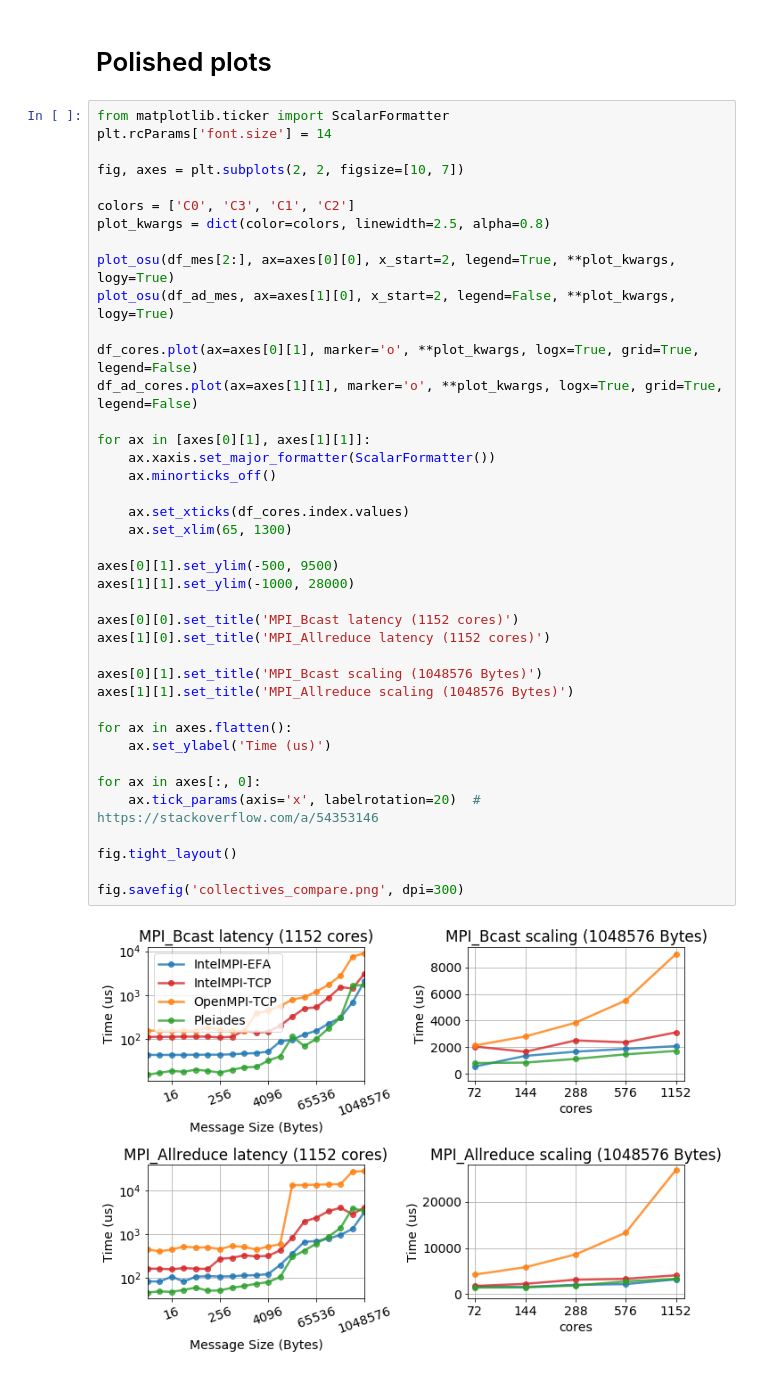
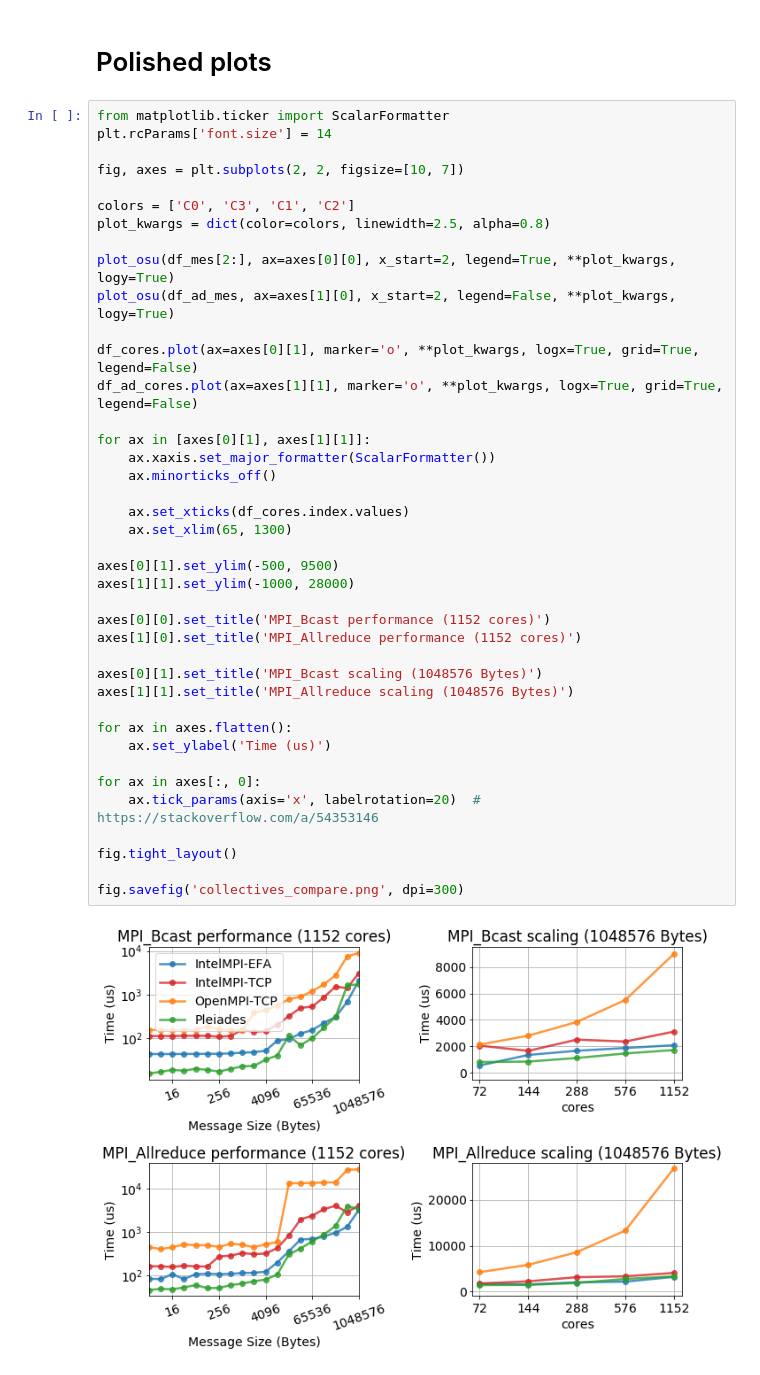
Before and after one commit to JiaweiZhuang/aws-mpi-benchmark, a Jupyter notebook: notebooks/collective_compare_pleiades.ipynb, the cells around one changed output. Cells and saved outputs as stored; diff of their text form.

```diff
--- a/notebooks/collective_compare_pleiades.ipynb
+++ b/notebooks/collective_compare_pleiades.ipynb
@@ -212,33 +212,33 @@ plot_kwargs = dict(color=colors, linewidth=2.5, alpha=0.8)
 plot_osu(df_mes[2:], ax=axes[0][0], x_start=2, legend=True, **plot_kwargs, logy=True)
 plot_osu(df_ad_mes, ax=axes[1][0], x_start=2, legend=False, **plot_kwargs, logy=True)
 
 df_cores.plot(ax=axes[0][1], marker='o', **plot_kwargs, logx=True, grid=True, legend=False)
 df_ad_cores.plot(ax=axes[1][1], marker='o', **plot_kwargs, logx=True, grid=True, legend=False)
 
 for ax in [axes[0][1], axes[1][1]]:
     ax.xaxis.set_major_formatter(ScalarFormatter())
     ax.minorticks_off()
 
     ax.set_xticks(df_cores.index.values)
     ax.set_xlim(65, 1300)
 
 axes[0][1].set_ylim(-500, 9500)
 axes[1][1].set_ylim(-1000, 28000)
 
-axes[0][0].set_title('MPI_Bcast latency (1152 cores)')
-axes[1][0].set_title('MPI_Allreduce latency (1152 cores)')
+axes[0][0].set_title('MPI_Bcast performance (1152 cores)')
+axes[1][0].set_title('MPI_Allreduce performance (1152 cores)')
 
 axes[0][1].set_title('MPI_Bcast scaling (1048576 Bytes)')
 axes[1][1].set_title('MPI_Allreduce scaling (1048576 Bytes)')
 
 for ax in axes.flatten():
     ax.set_ylabel('Time (us)')
 
 for ax in axes[:, 0]:
     ax.tick_params(axis='x', labelrotation=20)  # https://stackoverflow.com/a/54353146
 
 fig.tight_layout()
 
 fig.savefig('collectives_compare.png', dpi=300)
 # %% [output]
-[figure, old version]
+[figure, new version]
```
Also changed, not shown: 1 other file.
